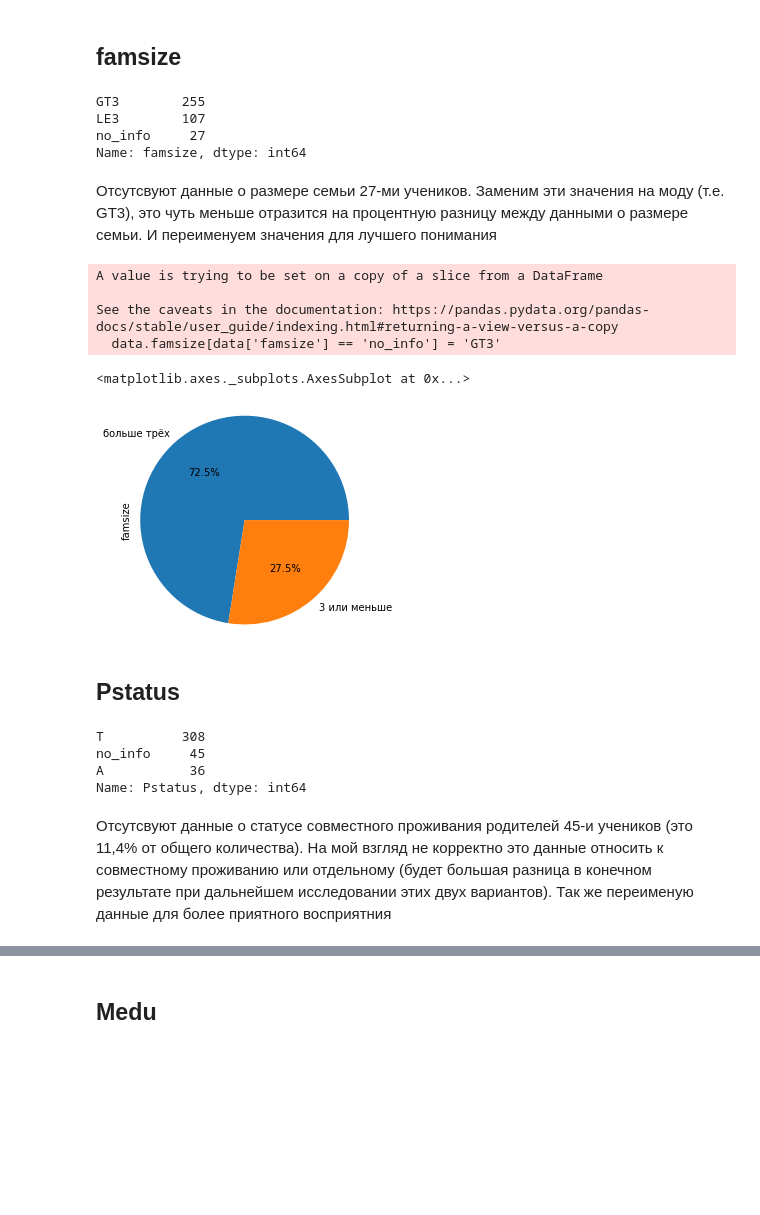
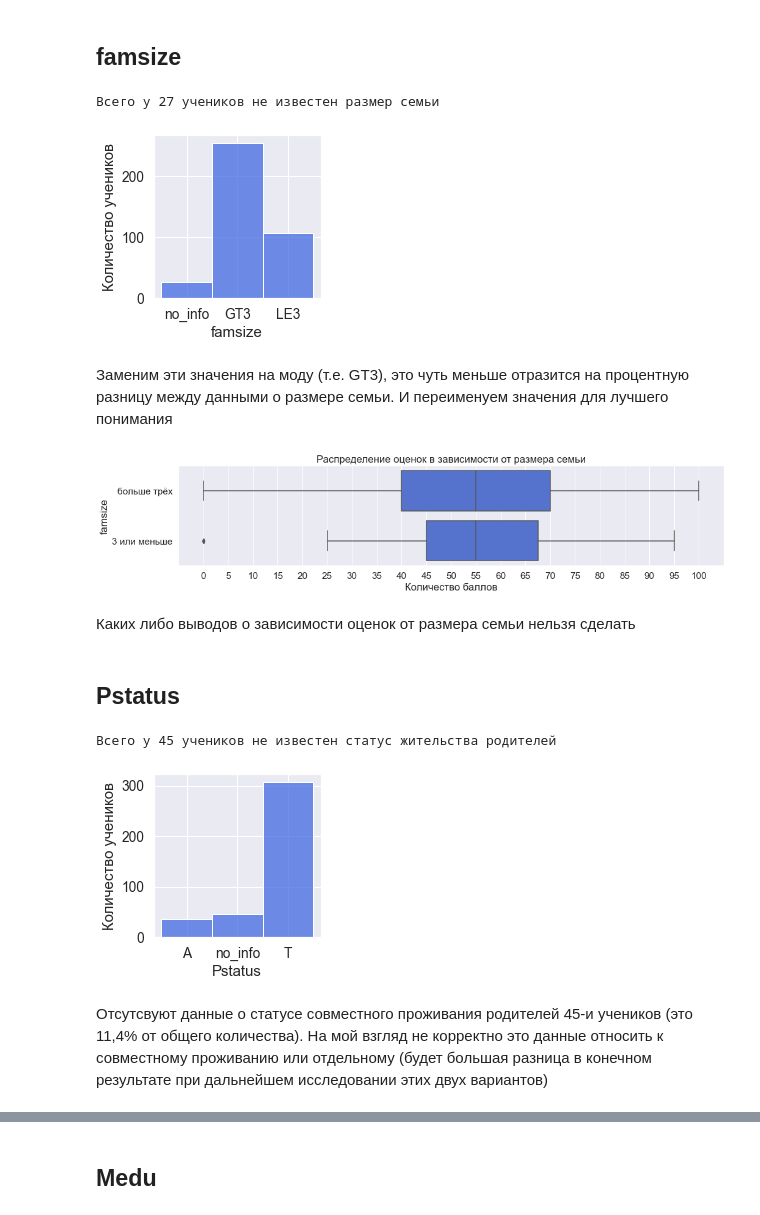
Before and after one commit to IvanAleshin/Skillfactory_projects, a Jupyter notebook: module_2/Data_for_model.ipynb, the cells around one changed output, grey strips where cells are left out. Cells and saved outputs as stored; diff of their text form; code cells hidden in the pictures; blank space fills up the shorter version.

```diff
--- a/module_2/Data_for_model.ipynb
+++ b/module_2/Data_for_model.ipynb
@@ -151,0 +162,14 @@ Name: score, dtype: int64
+# %%
+IQR_for_column('score')
+print('Всего у {} учеников не известно оценки'.format(data.score.isnull().sum()))
+
+# Посмотрим на распределение оценок
+sns.set(font_scale=1.4)
+plt.figure(figsize=(16,6))
+plt.yticks(ticks=range(0,60,5))
+plt.xticks(ticks=range(0,105,5))
+plt.title('Распределение оценок')
+plt.xlabel('Количество баллов')
+plt.ylabel('Количество учеников')
+sns.histplot(data.score, discrete=True, shrink=5, color='royalblue')
+plt.show()
@@ -184,0 +217,13 @@ Name: sex, dtype: int64
+# %%
+# Проверяем, если ли пропущенные значения и ошибки в столбце возраста
+display(data.age.value_counts())
+print('Всего у {} учеников не известен возраст'.format(data.age.isnull().sum()))
+IQR_for_column('age')
+
+# Посмотрим на распределение по возрасту
+sns.set(font_scale=1.4)
+plt.figure(figsize=(14,4))
+plt.xlabel('Возраст учеников')
+plt.ylabel('Количество учеников')
+sns.histplot(data.age, discrete=True, color='royalblue')
+plt.show()
@@ -275,3 +284,0 @@ Name: traveltime, dtype: float64
-# %%
-data.address[data['address'] == 'no_info'] = 'U'
-data.address.value_counts().plot(kind='pie', autopct='%1.1f%%', radius=1.2)
@@ -284,0 +285,5 @@ See the caveats in the documentation: https://pandas.pydata.org/pandas-docs/stab
+# %%
+data.loc[data['address'] == 'no_info', 'address'] = 'U'
+data.address = data.address.apply(
+    lambda x: 'Город' if x == 'U' else 'За городом')
+boxplot_for_cat(data.address, 'типа адреса')
@@ -285,38 +296,33 @@ See the caveats in the documentation: https://pandas.pydata.org/pandas-docs/stab
 # %% [markdown]
 ## famsize
-# %%
-display(data.famsize.value_counts())
-# %% [output]
-GT3        255
-LE3        107
-no_info     27
-Name: famsize, dtype: int64
+# %%
+histplot_for_cat(data.famsize)
+print('Всего у {} учеников не известен размер семьи'.format(len(data[data.famsize == 'no_info'])))
+# %% [output]
+Всего у 27 учеников не известен размер семьи
+[figure, added]
 # %% [markdown]
-Отсутсвуют данные о размере семьи 27-ми учеников. Заменим эти значения на моду (т.е. GT3), это чуть меньше отразится на процентную разницу между данными о размере семьи. И переименуем значения для лучшего понимания
+Заменим эти значения на моду (т.е. GT3), это чуть меньше отразится на процентную разницу между данными о размере семьи. И переименуем значения для лучшего понимания
 # %%
-data.famsize[data['famsize'] == 'no_info'] = 'GT3'
+data.loc[data['famsize'] == 'no_info', 'famsize'] = 'GT3'
 data.famsize = data.famsize.apply(
     lambda x: "3 или меньше" if x == 'LE3' else 'больше трёх')
-data.famsize.value_counts().plot(kind='pie', autopct='%1.1f%%', radius=1.2)
+boxplot_for_cat(data.famsize, 'размера семьи')
 # %% [output]
-A value is trying to be set on a copy of a slice from a DataFrame
-
-See the caveats in the documentation: https://pandas.pydata.org/pandas-docs/stable/user_guide/indexing.html#returning-a-view-versus-a-copy
-  data.famsize[data['famsize'] == 'no_info'] = 'GT3'
-<matplotlib.axes._subplots.AxesSubplot at 0x...>
-[figure, old version]
+[figure, new version]
+# %% [markdown]
+Каких либо выводов о зависимости оценок от размера семьи нельзя сделать
 # %% [markdown]
 ## Pstatus
-# %%
-display(data.Pstatus.value_counts())
-# %% [output]
-T          308
-no_info     45
-A           36
-Name: Pstatus, dtype: int64
+# %%
+histplot_for_cat(data.Pstatus)
+print('Всего у {} учеников не известен статус жительства родителей'.format(
+    len(data[data.Pstatus == 'no_info'])))
+# %% [output]
+Всего у 45 учеников не известен статус жительства родителей
+[figure, added]
 # %% [markdown]
-Отсутсвуют данные о статусе совместного проживания родителей 45-и учеников (это 11,4% от общего количества). На мой взгляд не корректно это данные относить к совместному проживанию или отдельному (будет большая разница в конечном результате при дальнейшем исследовании этих двух вариантов).
-Так же переименую данные для более приятного восприятния
+Отсутсвуют данные о статусе совместного проживания родителей 45-и учеников (это 11,4% от общего количества). На мой взгляд не корректно это данные относить к совместному проживанию или отдельному (будет большая разница в конечном результате при дальнейшем исследовании этих двух вариантов)
 # %%
 data.Pstatus = data.Pstatus.apply(
     lambda x: 'Together' if x == 'T' else 'Apart' if x == 'A' else x)
```
Also changed, not shown: parts of 112 cells of this notebook.
